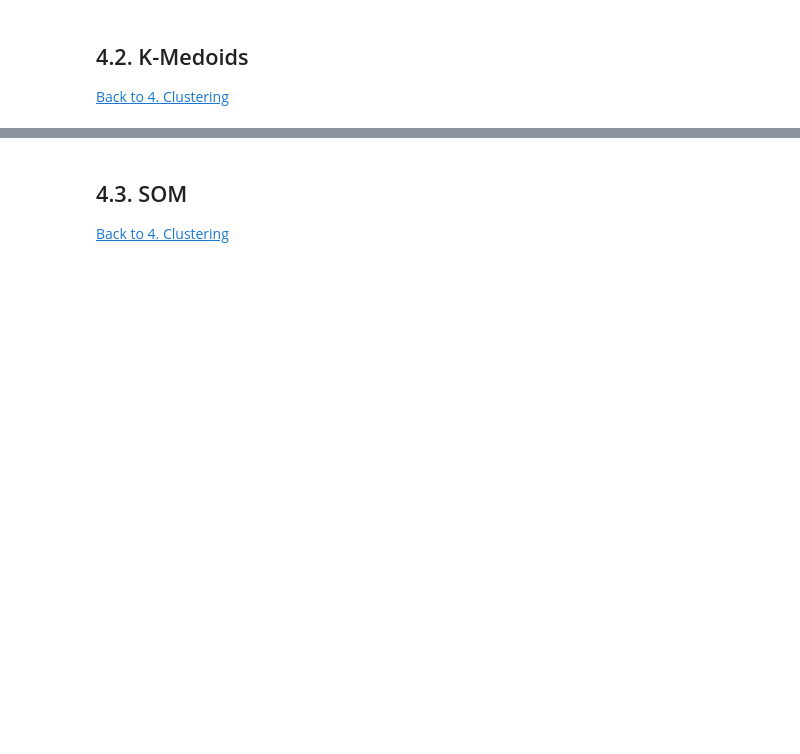
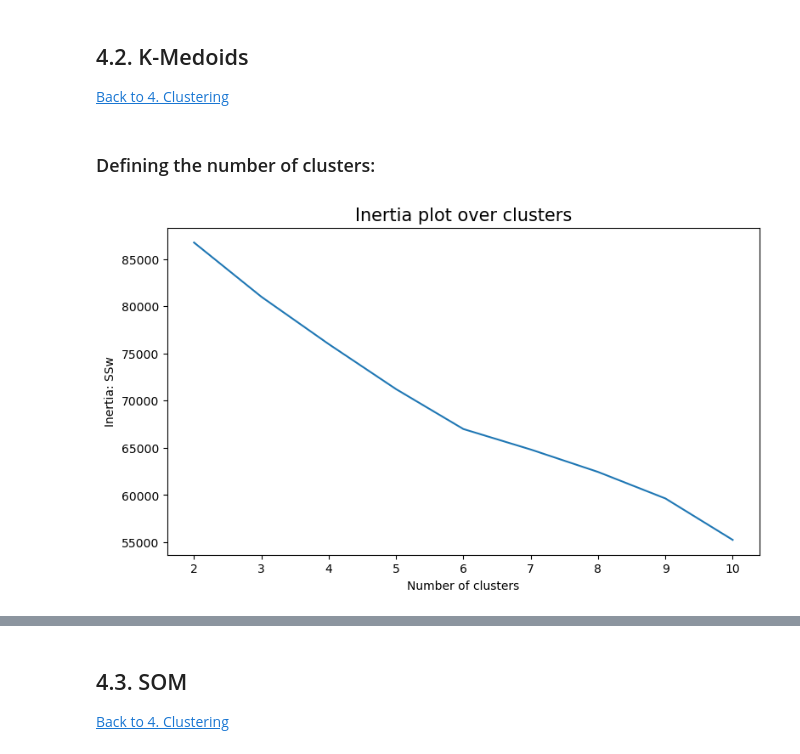
Before and after one commit to SvenGoerdes/CustomerSegmentationDataMining, a Jupyter notebook: deliverables/DM2425_Part2_10_02.ipynb, the cells around one changed output, grey strips where cells are left out. Saved outputs shown, nothing was run; the diff lists cells and outputs as text; code cells hidden in the pictures; blank space fills up the shorter version.

Commit message:
k-medoids

```diff
--- a/deliverables/DM2425_Part2_10_02.ipynb
+++ b/deliverables/DM2425_Part2_10_02.ipynb
@@ -216,0 +223,26 @@ taste_features_normalized
+# %%
+df_kmedoids = df_scaled.copy()
+# %% [markdown]
+### Defining the number of clusters:
+# %%
+range_clusters = range(2, 11)
+# %%
+inertia = []
+for n_clus in range_clusters:  # iterate over desired ncluster range
+    kmclust = KMedoids(n_clusters=n_clus, init='k-medoids++', max_iter=150, random_state=42)
+    kmclust.fit(df_kmedoids[taste_features_normalized])
+    inertia.append(kmclust.inertia_)  # save the inertia of the given cluster solution
+# %%
+# The inertia plot
+
+fig, ax = plt.subplots(figsize=(9,5))
+
+ax.plot(range_clusters, inertia)
+ax.set_xticks(range_clusters)
+ax.set_ylabel("Inertia: SSw")
+ax.set_xlabel("Number of clusters")
+ax.set_title("Inertia plot over clusters", size=15)
+
+plt.show()
+# %% [output]
+[figure, added]
```
Also changed, not shown: parts of 5 cells of this notebook, 1 other file.
